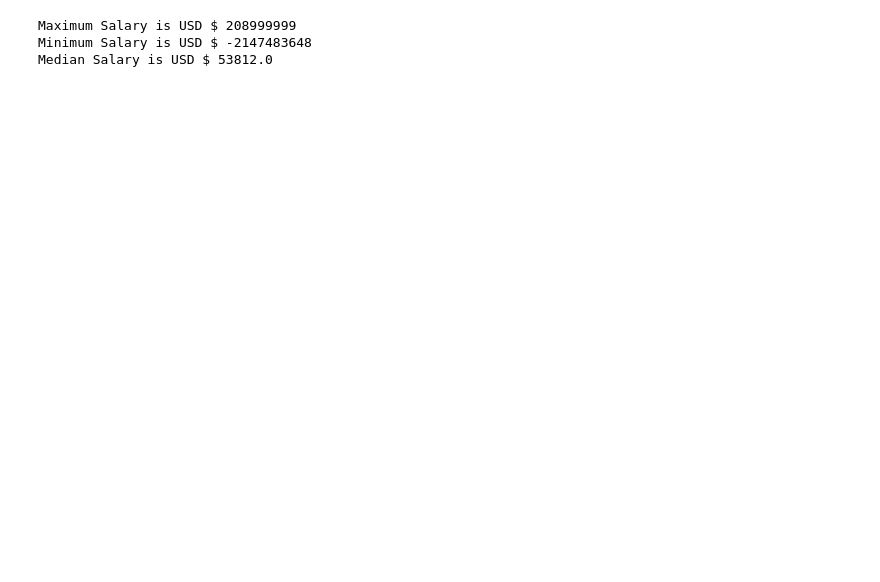
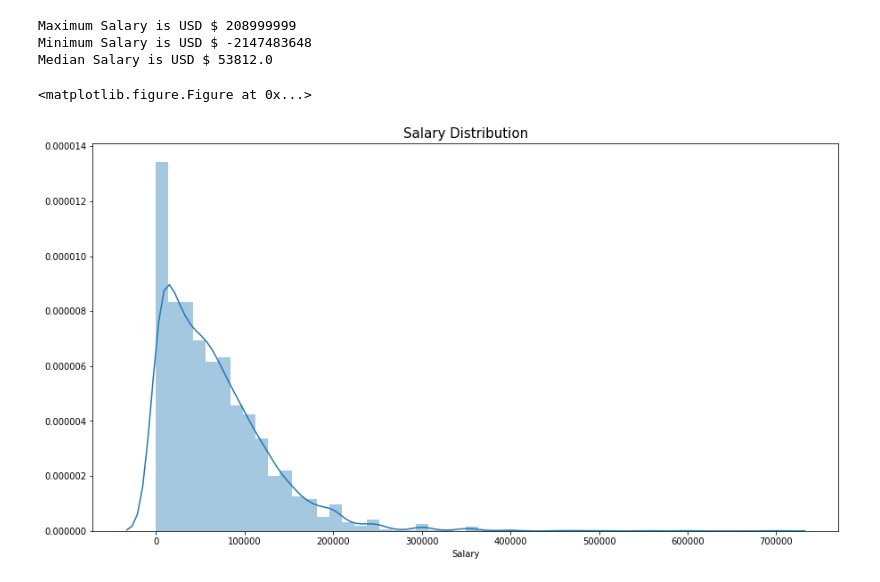
Before and after one commit to ArshadKhurshid/DataScience-Survey, a Jupyter notebook: ML_Kaggle_DS_Survey.ipynb, the cells around one changed output. Cells and saved outputs as stored; diff of their text form; code cells hidden in the pictures; blank space fills up the shorter version.

```diff
--- a/ML_Kaggle_DS_Survey.ipynb
+++ b/ML_Kaggle_DS_Survey.ipynb
@@ -171,3 +171,12 @@ print('Median Salary is USD $',salary['Salary'].dropna().astype(int).median())
 Maximum Salary is USD $ 208999999
 Minimum Salary is USD $ -2147483648
 Median Salary is USD $ 53812.0
+# %%
+plt.subplots(figsize=(15,8))
+salary=salary[salary['Salary'] < 1000000]
+sns.distplot(salary['Salary'])
+plt.title('Salary Distribution', size=15)
+plt.show()
+# %% [output]
+<matplotlib.figure.Figure at 0x...>
+[figure, added]
```
Also changed, not shown: parts of 2 cells of this notebook.
